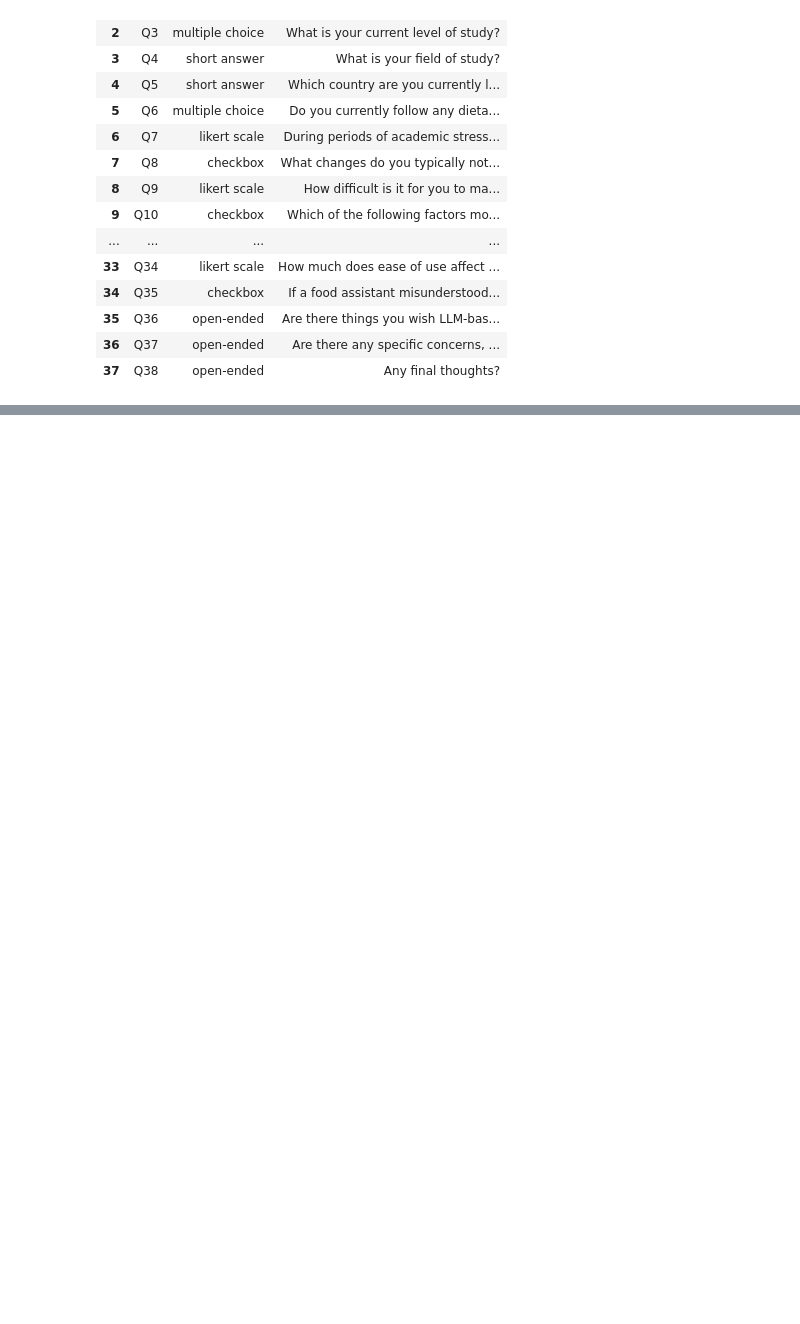
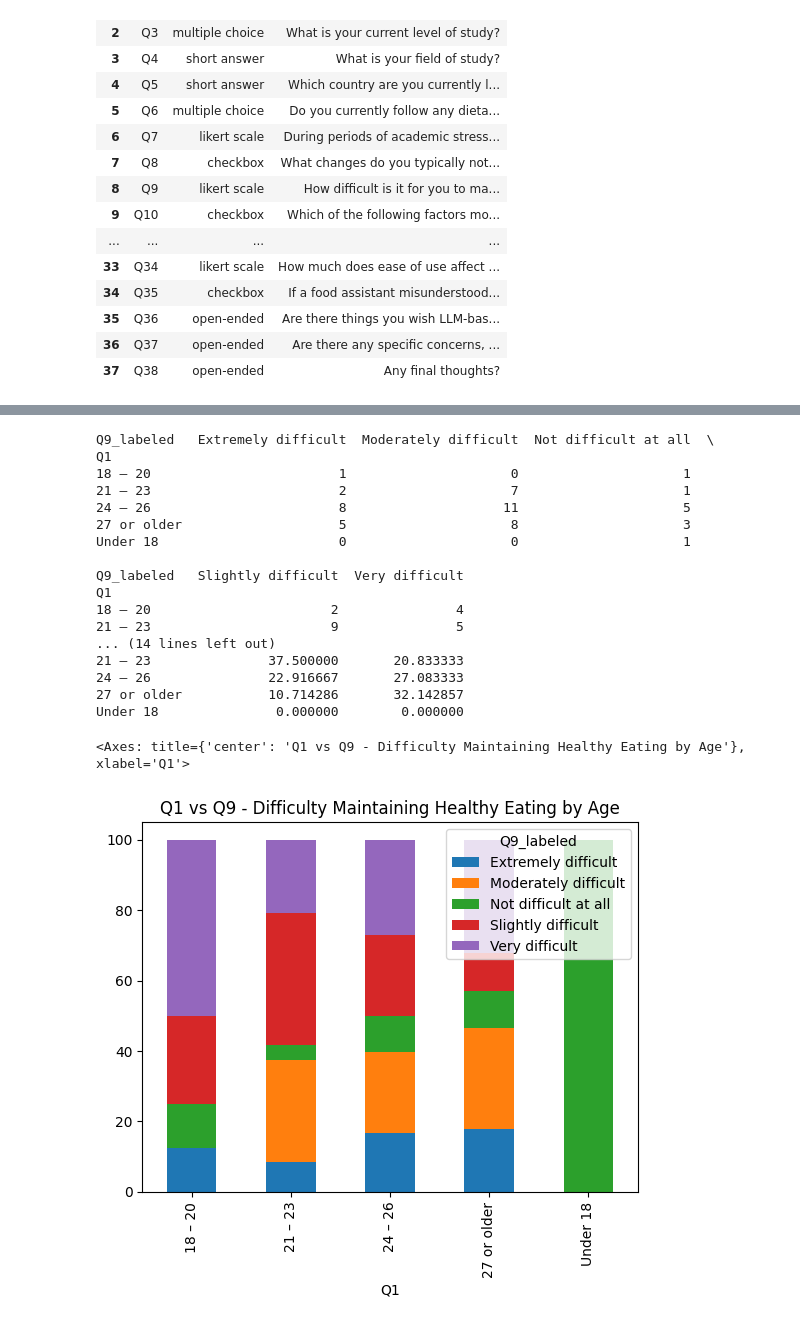
Before and after one commit to Oliveira-Lionel/thesis_results, a Jupyter notebook: results.ipynb, the cells around one changed output, grey strips where cells are left out. Cells and saved outputs as stored; diff of their text form; code cells hidden in the pictures; blank space fills up the shorter version.

```diff
--- a/results.ipynb
+++ b/results.ipynb
@@ -418,0 +511,31 @@ plt.show()
+# %%
+# Q1 vs Q9 - Difficulty Maintaining Healthy Eating by Age
+
+cross = pd.crosstab(df['Q1'], df['Q9_labeled'])
+print(cross)
+
+# Optional: normalize to percentages
+cross_pct = cross.div(cross.sum(axis=1), axis=0) * 100
+print(cross_pct)
+
+cross_pct.plot(kind='bar', stacked=True, title='Q1 vs Q9 - Difficulty Maintaining Healthy Eating by Age')
+# %% [output]
+Q9_labeled   Extremely difficult  Moderately difficult  Not difficult at all  \
+Q1
+18 – 20                        1                     0                     1
+21 – 23                        2                     7                     1
+24 – 26                        8                    11                     5
+27 or older                    5                     8                     3
+Under 18                       0                     0                     1
+
+Q9_labeled   Slightly difficult  Very difficult
+Q1
+18 – 20                       2               4
+21 – 23                       9               5
+... (14 lines left out)
+21 – 23               37.500000       20.833333
+24 – 26               22.916667       27.083333
+27 or older           10.714286       32.142857
+Under 18               0.000000        0.000000
+<Axes: title={'center': 'Q1 vs Q9 - Difficulty Maintaining Healthy Eating by Age'}, xlabel='Q1'>
+[figure, added]
```
Also changed, not shown: parts of 23 cells of this notebook.
